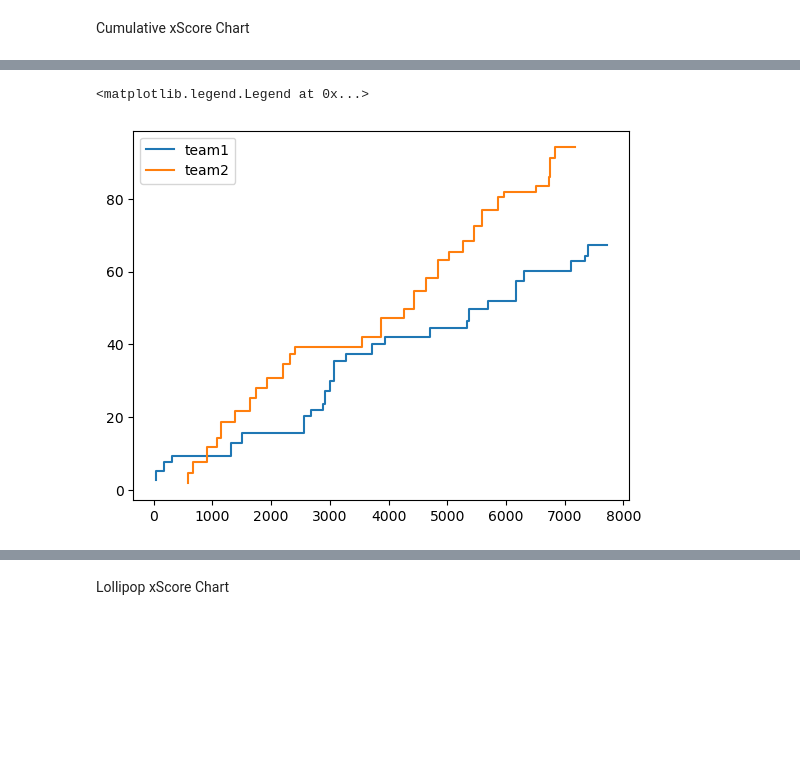
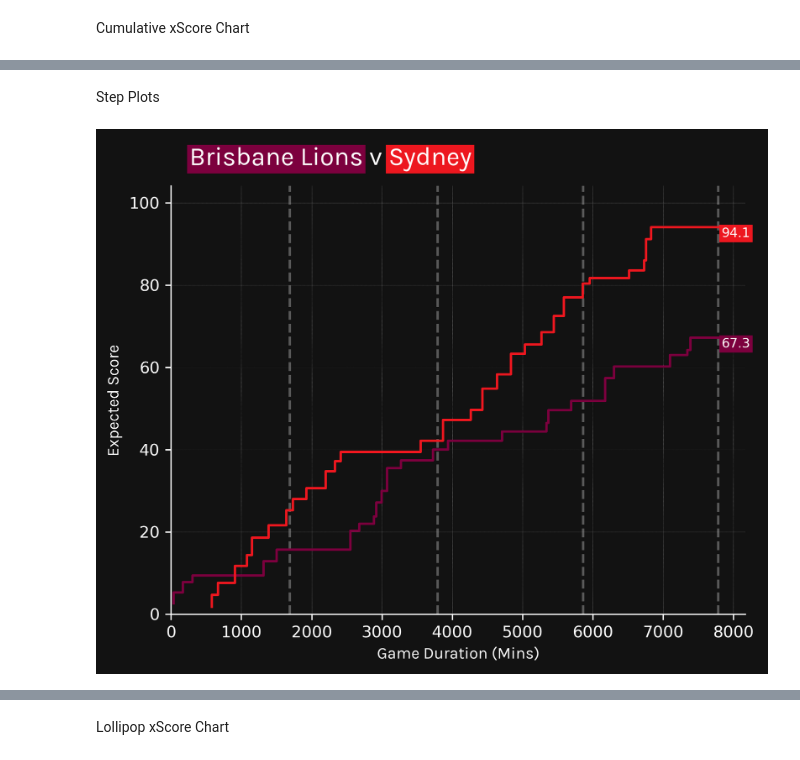
Before and after one commit to ciaran-grant/expected-score-model, a Jupyter notebook: notebooks/visualisations/expected_score_storytelling/match_by_shot.ipynb, the cells around one changed output, grey strips where cells are left out. Cells and saved outputs as stored; diff of their text form; code cells hidden in the pictures; blank space fills up the shorter version.

Commit message:
actually adding in notebook and script

```diff
--- a/notebooks/visualisations/expected_score_storytelling/match_by_shot.ipynb
+++ b/notebooks/visualisations/expected_score_storytelling/match_by_shot.ipynb
@@ -13,3 +30,5 @@ pd.options.display.max_columns = 999
+# %%
+plt.style.use("/Users/ciaran/Documents/Projects/AFL/git-repositories/expected-score-model/notebooks/visualisations/viz/mplstyle/dark_theme.mplstyle")
 # %% [markdown]
 Load Data
 # %%
@@ -32,5 +51,8 @@ df_shots.head()
 | 2 | 10 | possGain | goal | 110.0 | 1 | 285 | 306.0 | ... |
 | 3 | 17 | kickIn | behind | 183.0 | 1 | 520 | 582.0 | ... |
 | 4 | 21 | possGain | goal | 222.0 | 1 | 653 | 666.0 | ... |
+# %%
+df_chain = df_chain.merge(df_shots[['Chain_Number', 'Order', 'Match_ID', 'Score', 'xScore']], how='left', on=['Chain_Number', 'Order', 'Match_ID'])
+df_chain[['Score', 'xScore']] = df_chain[['Score', 'xScore']].fillna(0)
 # %% [markdown]
 Cumulative xScore Chart
@@ -114,11 +59,19 @@ df_team2
-# %%
-fig = plt.figure()
-ax = plt.subplot(111)
-
-ax.step(df_team1['Duration'], df_team1['xScore_cum'], label = 'team1')
-ax.step(df_team2['Duration'], df_team2['xScore_cum'], label = 'team2')
-
-ax.legend()
-# %% [output]
-<matplotlib.legend.Legend at 0x...>
-[figure, removed]
+# %% [markdown]
+Step Plots
+# %%
+match_id = "202101_BrisbaneLions_Sydney"
+match_chains = get_match_chains(df_chain, match_id)
+duration_dict = get_all_quarter_durations(match_chains)
+match_shots = get_shots(match_chains)
+home_shots, away_shots = get_cumulative_score(match_shots)
+fig, ax = plot_cumulative_match_story(home_shots, away_shots, duration_dict, expected=True)
+plt.savefig(
+	"figures/20230724_brisbane_sydney_step_plot.png",
+	dpi = 600,
+	facecolor = "#121212",
+	bbox_inches="tight",
+    edgecolor="none",
+	transparent = False
+)
+# %% [output]
+[figure, added]
```
Also changed, not shown: parts of 15 cells of this notebook, 1 other file.
